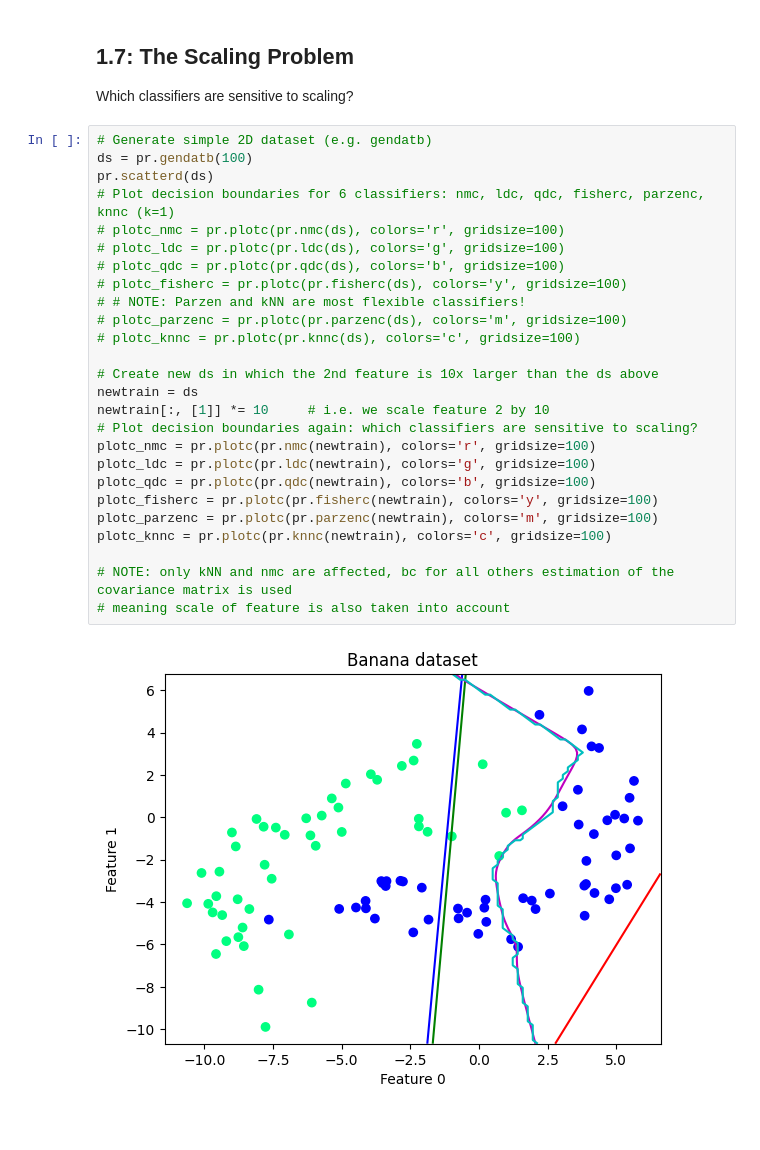
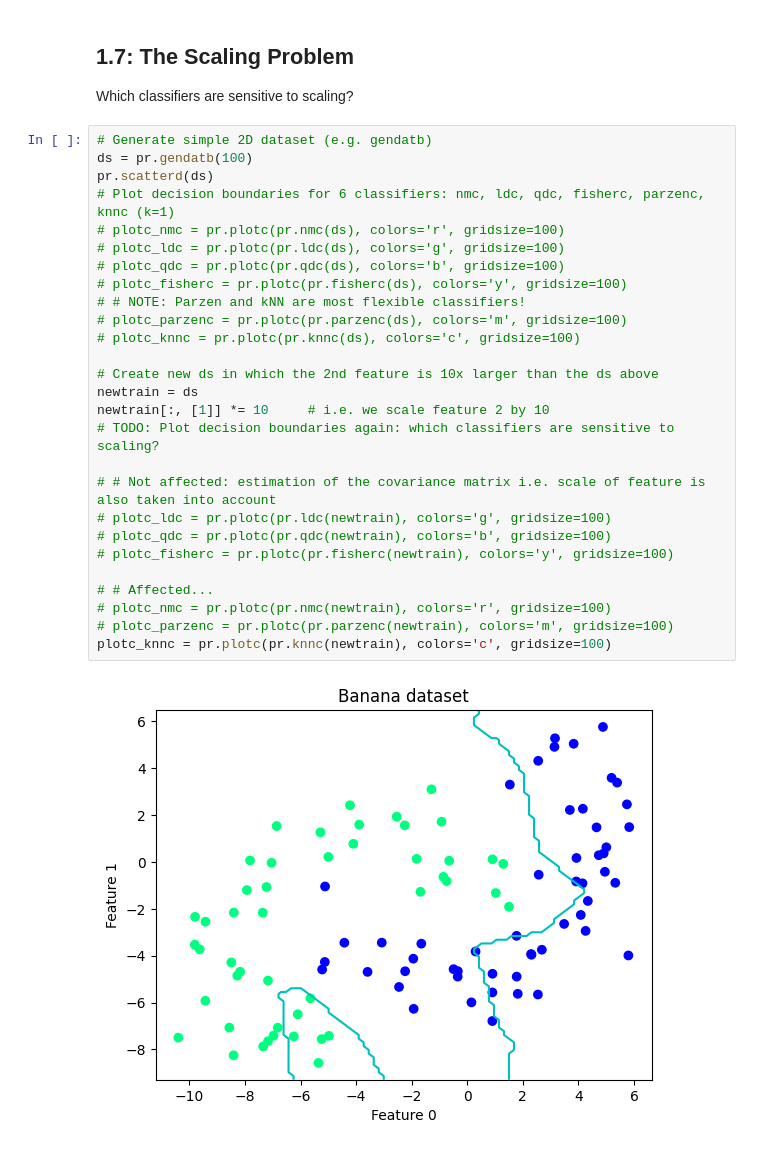
Before and after one commit to nadinekuo/MachineLearning1-Labs, a Jupyter notebook: 1-Basics-of-ML/decision-theory.ipynb, the cells around one changed output. Cells and saved outputs as stored; diff of their text form.

```diff
--- a/1-Basics-of-ML/decision-theory.ipynb
+++ b/1-Basics-of-ML/decision-theory.ipynb
@@ -341,28 +357,29 @@ Which classifiers are sensitive to scaling?
 # %%
 # Generate simple 2D dataset (e.g. gendatb)
 ds = pr.gendatb(100)
 pr.scatterd(ds)
 # Plot decision boundaries for 6 classifiers: nmc, ldc, qdc, fisherc, parzenc, knnc (k=1)
 # plotc_nmc = pr.plotc(pr.nmc(ds), colors='r', gridsize=100)
 # plotc_ldc = pr.plotc(pr.ldc(ds), colors='g', gridsize=100)
 # plotc_qdc = pr.plotc(pr.qdc(ds), colors='b', gridsize=100)
 # plotc_fisherc = pr.plotc(pr.fisherc(ds), colors='y', gridsize=100)
 # # NOTE: Parzen and kNN are most flexible classifiers!
 # plotc_parzenc = pr.plotc(pr.parzenc(ds), colors='m', gridsize=100)
 # plotc_knnc = pr.plotc(pr.knnc(ds), colors='c', gridsize=100)
 
 # Create new ds in which the 2nd feature is 10x larger than the ds above
 newtrain = ds
 newtrain[:, [1]] *= 10     # i.e. we scale feature 2 by 10
-# Plot decision boundaries again: which classifiers are sensitive to scaling?
-plotc_nmc = pr.plotc(pr.nmc(newtrain), colors='r', gridsize=100)
-plotc_ldc = pr.plotc(pr.ldc(newtrain), colors='g', gridsize=100)
-plotc_qdc = pr.plotc(pr.qdc(newtrain), colors='b', gridsize=100)
-plotc_fisherc = pr.plotc(pr.fisherc(newtrain), colors='y', gridsize=100)
-plotc_parzenc = pr.plotc(pr.parzenc(newtrain), colors='m', gridsize=100)
+# TODO: Plot decision boundaries again: which classifiers are sensitive to scaling?
+
+# # Not affected: estimation of the covariance matrix i.e. scale of feature is also taken into account
+# plotc_ldc = pr.plotc(pr.ldc(newtrain), colors='g', gridsize=100)
+# plotc_qdc = pr.plotc(pr.qdc(newtrain), colors='b', gridsize=100)
+# plotc_fisherc = pr.plotc(pr.fisherc(newtrain), colors='y', gridsize=100)
+
+# # Affected...
+# plotc_nmc = pr.plotc(pr.nmc(newtrain), colors='r', gridsize=100)
+# plotc_parzenc = pr.plotc(pr.parzenc(newtrain), colors='m', gridsize=100)
 plotc_knnc = pr.plotc(pr.knnc(newtrain), colors='c', gridsize=100)
-
-# NOTE: only kNN and nmc are affected, bc for all others estimation of the covariance matrix is used
-# meaning scale of feature is also taken into account
 # %% [output]
-[figure, old version]
+[figure, new version]
```
Also changed, not shown: parts of 8 cells of this notebook, 1 other file.
